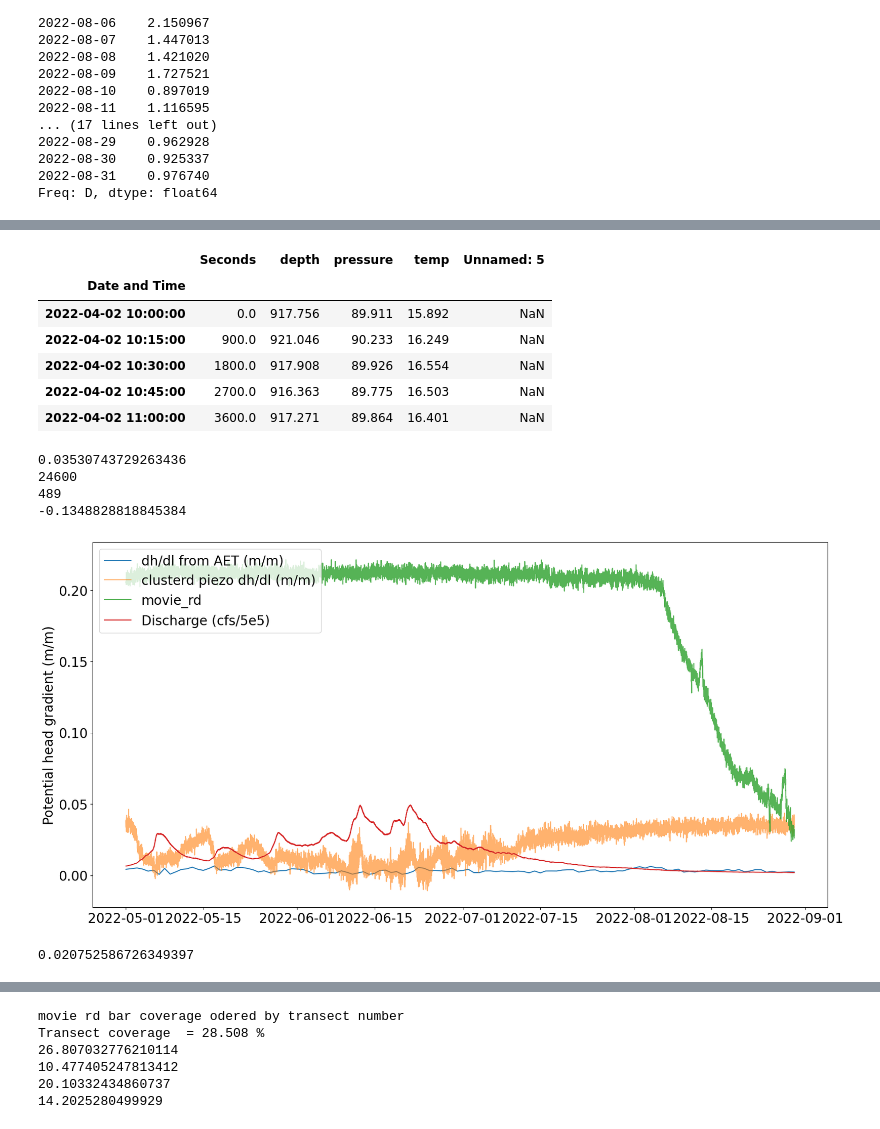
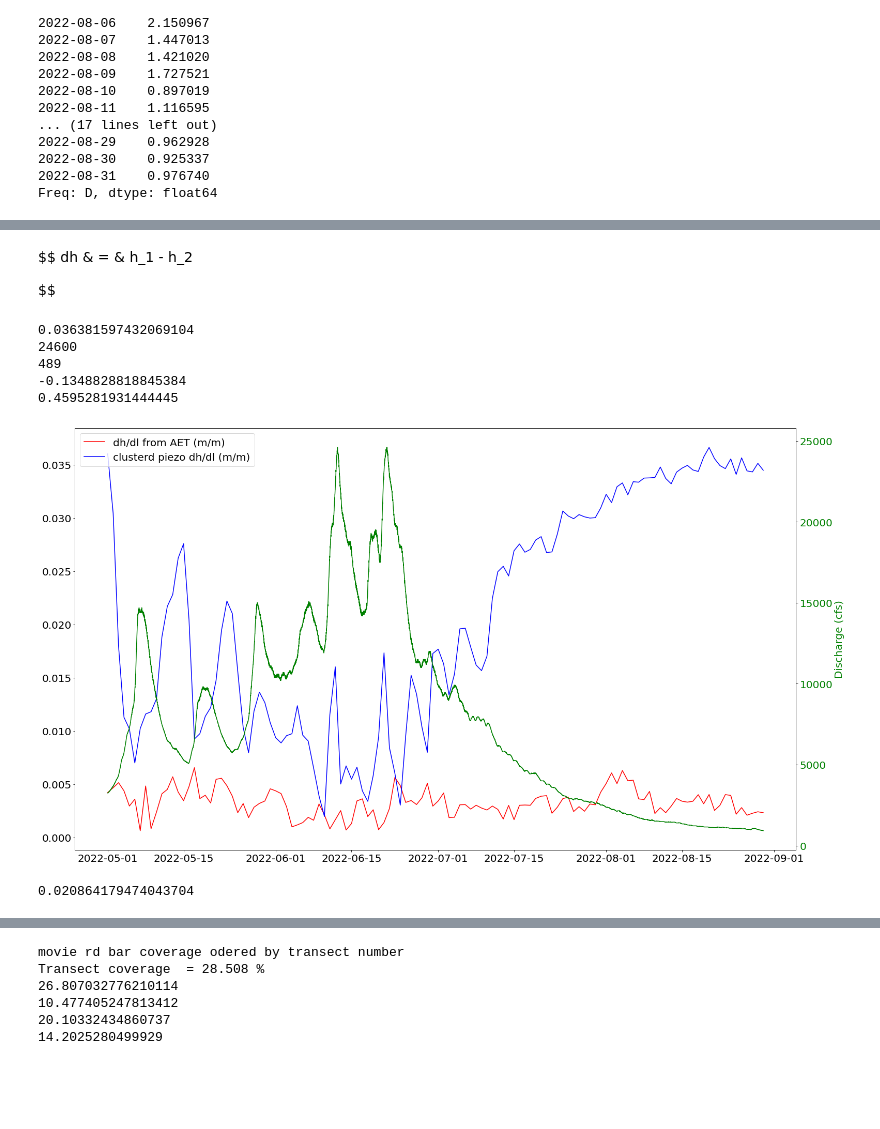
Before and after one commit to Harry1496/Capstone-Code, a Jupyter notebook: Prelim_Results.ipynb, the cells around one changed output, grey strips where cells are left out. Saved outputs shown, nothing was run; the diff lists cells and outputs as text; code cells hidden in the pictures; blank space fills up the shorter version.

```diff
--- a/Prelim_Results.ipynb
+++ b/Prelim_Results.ipynb
@@ -235,13 +250,14 @@ plt.show()
 # %% [output]
 [figure]
 # %%
-#Read in Pizo data
+#Read in Peizo data
 
 
+#hayfield bar higher elevation Peizo
 hay_u = 'https://raw.githubusercontent.com/Harry1496/Capstone-Code/main/Hayfield_U.csv'
 hay_udf =  pd.read_csv(hay_u,sep=',',comment='#',
                        index_col='Date and Time',skiprows=[i for i in range(0,70)],parse_dates=True)
-
+#hayfield bar lower elevation Peizo
 hay_l = 'https://raw.githubusercontent.com/Harry1496/Capstone-Code/main/Hayfield_L.csv'
 hay_ldf = pd.read_csv(hay_l,sep=',',comment='#',
                        index_col='Date and Time',skiprows=[i for i in range(0,70)],parse_dates=True)
@@ -251,10 +267,11 @@ rdict = {'Depth (cm)                              ':'depth','Pressure (kPa)
 hay_udf.rename(columns=rdict,inplace=True)
 hay_ldf.rename(columns=rdict,inplace=True)
 
+#movie road bar higher elevation peizo
 mov_u = 'https://raw.githubusercontent.com/Harry1496/Capstone-Code/main/Movie_U.csv'
 mov_udf = pd.read_csv(mov_u,sep=',',comment='#',index_col='Date and Time',
                      skiprows=[i for i in range(0,70)],parse_dates=True)
-
+#movie road bar lower elevation peizo
 mov_l = 'https://raw.githubusercontent.com/Harry1496/Capstone-Code/main/Movie_L.csv'
 
 mov_ldf = pd.read_csv(mov_l,sep=',',comment='#',index_col='Date and Time',
@@ -262,28 +279,48 @@ mov_ldf = pd.read_csv(mov_l,sep=',',comment='#',index_col='Date and Time',
 
 mov_udf.rename(columns=rdict,inplace=True)
 mov_ldf.rename(columns=rdict,inplace=True)
+
+#Cabin road Peizo datat
+cab_u = 'https://raw.githubusercontent.com/Harry1496/Capstone-Code/main/Cabin_U.csv'
+cab_udf = pd.read_csv(cab_u,sep=',',comment='#',
+                       index_col='Date and Time',skiprows=[i for i in range(0,70)],parse_dates=True)
+
+cab_l = 'https://raw.githubusercontent.com/Harry1496/Capstone-Code/main/Cabin_L.csv'
+cab_ldf =  pd.read_csv(cab_l,sep=',',comment='#',
+                       index_col='Date and Time',skiprows=[i for i in range(0,70)],parse_dates=True)
+
+cab_udf.rename(columns=rdict,inplace=True)
+cab_ldf.rename(columns=rdict,inplace=True)
-# %% [output]
-|  | Seconds | depth | pressure | temp | Unnamed: 5 |
-| Date and Time |  |  |  |  |  |
-| 2022-04-02 10:00:00 | 0.0 | 917.756 | 89.911 | 15.892 | NaN |
-| 2022-04-02 10:15:00 | 900.0 | 921.046 | 90.233 | 16.249 | NaN |
-| 2022-04-02 10:30:00 | 1800.0 | 917.908 | 89.926 | 16.554 | NaN |
-| 2022-04-02 10:45:00 | 2700.0 | 916.363 | 89.775 | 16.503 | NaN |
-| 2022-04-02 11:00:00 | 3600.0 | 917.271 | 89.864 | 16.401 | NaN |
+# %% [markdown]
+$$
+dh & = & h_1 - h_2
+
+$$
 # %%
-dh = ((97-78)-(hay_udf['depth'] - (hay_ldf['depth'])))/100 #point measure dh/dl for upstream hayfield bar
 
-dh_mov = ((91-62)-(mov_udf['depth'] - (mov_ldf['depth'])))/100 #point measure dh/dl for movieroad bar
+d_elev = 97-78 #change in elevation head, determined by change in depth measured
+dh = ((d_elev)-(hay_udf['depth'] - (hay_ldf['depth'])))/100 #point measure dh/dl for upstream hayfield bar
+dh = dh.groupby(pd.Grouper(freq='1D')).mean()
+
+d_mov_elev = 91-62
+dh_mov = ((d_mov_elev)-(mov_udf['depth'] - (mov_ldf['depth'])))/100 #point measure dh/dl for movieroad bar
+dh_mov.groupby(pd.Grouper(freq='1D')).mean()
+
+d_cab_elev = 115-91
+dh_cab = ((d_cab_elev)-(cab_udf['depth'] - (cab_ldf['depth'])))/100
+dh_cab.groupby(pd.Grouper(freq='1D')).mean()
 
 print(dh.mean())
 print(disch_df['cfs'].max())
 print(disch_df['cfs'].min())
 print(dh_mov.mean())
+print(dh_cab.mean())
 # %% [output]
-0.03530743729263436
+0.036381597432069104
 24600
 489
 -0.1348828818845384
+0.4595281931444445
 # %%
 #Calculating Potential dh/dl for AET
 
@@ -295,39 +332,50 @@ p_h = p_h.loc[(p_h.index>=ph_start) & (p_h.index<=ph_end)]
 
 
 dh_aug = dh.loc[(dh.index>=ph_start) & (dh.index<=ph_end)]
+#dh_aug = dh_aug.groupby(pd.Grouper(freq='1D')).mean()
 dhm_aug = dh_mov.loc[(dh_mov.index>=ph_start) & (dh_mov.index<=ph_end)]
+dhc_aug = dh_cab.loc[(dh_cab.index>=ph_start) & (dh_cab.index<=ph_end)]
 
-disch = disch_df['cfs']/500000
+disch = disch_df['cfs']
 disch = disch.loc[(disch.index>=ph_start) & (disch.index<=ph_end)]
 
 k = 400 #m/d
 pA_h = phA_clim/(k*1000) * 1000
 #print(p_h, 'm/m')
 #print(pA_h, 'm/m')
 
-fig3,ax = plt.subplots(figsize=(20,10))
+fig3,ax = plt.subplots(figsize=(25,15))
 #plt.plot(p_h.index,p_h)
-plt.plot(pA_h.index,pA_h,label='dh/dl from AET (m/m)')
+plt.plot(pA_h.index,pA_h,color='r',label='dh/dl from AET (m/m)')
 #plt.plot(p_h.index,p_h)
-plt.plot(dh_aug.index,dh_aug,alpha=0.6,label='clusterd piezo dh/dl (m/m)')
-plt.plot(dhm_aug.index,-dhm_aug,alpha=0.8,label='movie_rd')
-plt.plot(disch.index,disch,label='Discharge (cfs/5e5) ')
+plt.plot(dh_aug.index,dh_aug,color='b',label='clusterd piezo dh/dl (m/m)')
+#plt.plot(dhc_aug.index,dhc_aug,label='clusterd piezo dh/dl (m/m)')
+
+
+#plt.plot(dhm_aug.index,-dhm_aug,alpha=0.8,label='movie_rd')
+#plt.plot(disch.index,disch,label='Discharge (cfs/5e5) ')
+ax2 = ax.twinx()
+ax2.plot(disch.index,disch,color='g',label='Discharge (cfs) ')
+ax2.set_ylabel('Discharge (cfs)', color='g')
+for tl in ax2.get_yticklabels():
+    tl.set_color('g')
+
 #plt.plot(phA_clim.index, phA_clim)
-plt.ylabel('Potential head gradient (m/m)')
+#plt.ylabel('Potential head gradient (m/m)')
 plt.title('')
 ax.legend(loc="upper left")
 
 plt.show()
 
 
 dh_aug.mean()
 
 
 #movie road piezometer is a recharge zone, would make sense for there to not be much effect from ET
 #I'm not sure why it is consisten for the first part of the year, and then changes towards the end
 #infiltration zone might be a better name, discharge vs recharge
 
 #need to find another peizo placed in a discharge zone, since that would be the only one that could be impacted by ET
 # %% [output]
-[figure, old version]
+[figure, new version]
-0.020752586726349397
+0.020864179474043704
```
Also changed, not shown: parts of 5 cells of this notebook.
